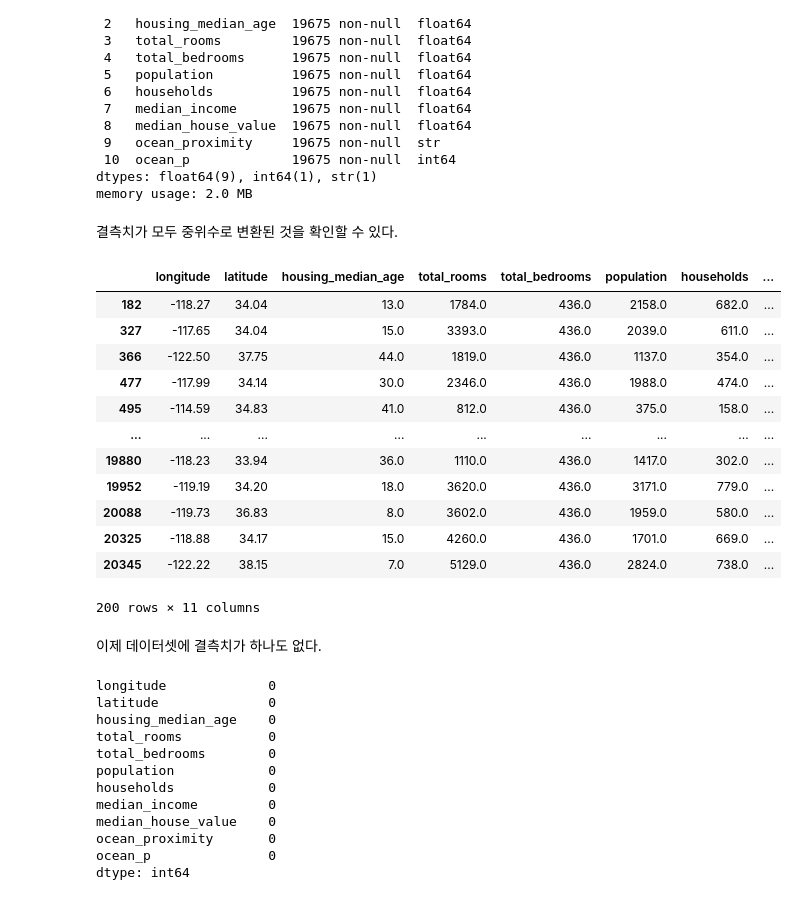
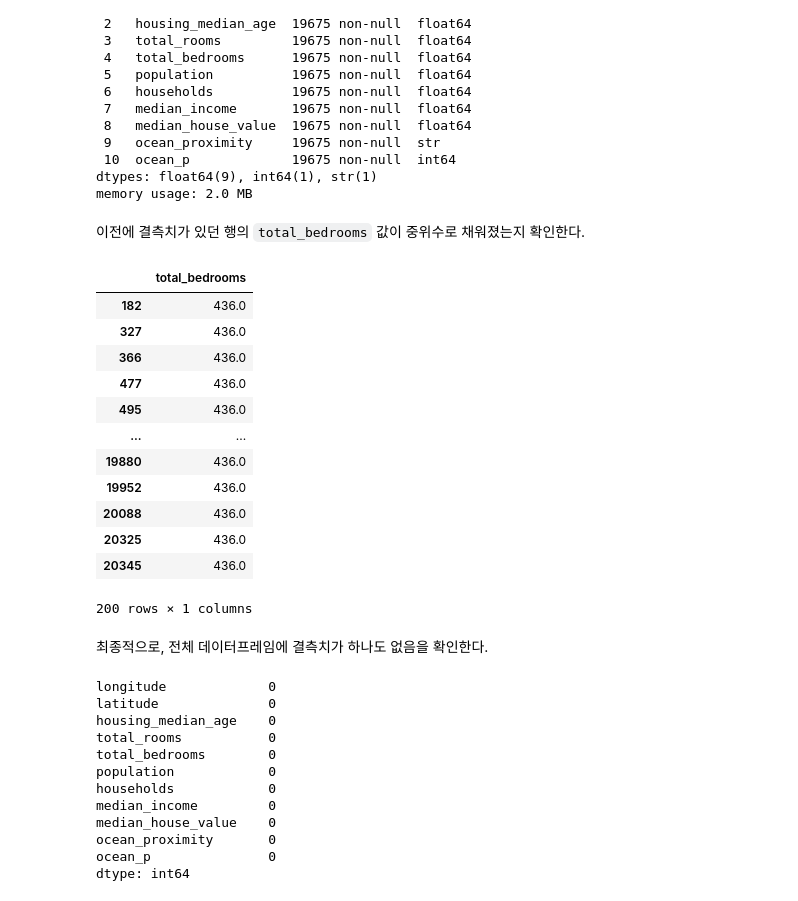
Before and after one commit to codingalzi/code-workout-datasci, a Jupyter notebook: data_exploration.ipynb, the cells around one changed output. Cells and saved outputs as stored; diff of their text form; code cells hidden in the pictures.

```diff
--- a/data_exploration.ipynb
+++ b/data_exploration.ipynb
@@ -374,4 +493,4 @@ Name: count, Length: 3842, dtype: int64
 # %%
-mask = housing.median_house_value != 500001
-housing = housing[mask].copy()
+mask_outlier = housing.median_house_value != 500001
+housing = housing[mask_outlier].copy()
 # %% [markdown]
@@ -425,5 +543,5 @@ dtype: int64
 # %%
-mask = housing.isnull().any(axis=1)
+mask = housing['total_bedrooms'].isnull()
 housing[mask]
 # %% [output]
 |  | longitude | latitude | housing_median_age | total_rooms | total_bedrooms | population | households | ... |
@@ -473,26 +600,26 @@ Data columns (total 11 columns):
  10  ocean_p             19675 non-null  int64
 dtypes: float64(9), int64(1), str(1)
 memory usage: 2.0 MB
-# %% [markdown]
-결측치가 모두 중위수로 변환된 것을 확인할 수 있다.
+# %% [markdown]
+이전에 결측치가 있던 행의 `total_bedrooms` 값이 중위수로 채워졌는지 확인한다.
 # %%
-housing[mask]
+housing[['total_bedrooms']][mask]
 # %% [output]
-|  | longitude | latitude | housing_median_age | total_rooms | total_bedrooms | population | households | ... |
-| 182 | -118.27 | 34.04 | 13.0 | 1784.0 | 436.0 | 2158.0 | 682.0 | ... |
-| 327 | -117.65 | 34.04 | 15.0 | 3393.0 | 436.0 | 2039.0 | 611.0 | ... |
-| 366 | -122.50 | 37.75 | 44.0 | 1819.0 | 436.0 | 1137.0 | 354.0 | ... |
-| 477 | -117.99 | 34.14 | 30.0 | 2346.0 | 436.0 | 1988.0 | 474.0 | ... |
-| 495 | -114.59 | 34.83 | 41.0 | 812.0 | 436.0 | 375.0 | 158.0 | ... |
-| ... | ... | ... | ... | ... | ... | ... | ... | ... |
-| 19880 | -118.23 | 33.94 | 36.0 | 1110.0 | 436.0 | 1417.0 | 302.0 | ... |
-| 19952 | -119.19 | 34.20 | 18.0 | 3620.0 | 436.0 | 3171.0 | 779.0 | ... |
-| 20088 | -119.73 | 36.83 | 8.0 | 3602.0 | 436.0 | 1959.0 | 580.0 | ... |
-| 20325 | -118.88 | 34.17 | 15.0 | 4260.0 | 436.0 | 1701.0 | 669.0 | ... |
-| 20345 | -122.22 | 38.15 | 7.0 | 5129.0 | 436.0 | 2824.0 | 738.0 | ... |
+|  | total_bedrooms |
+| 182 | 436.0 |
+| 327 | 436.0 |
+| 366 | 436.0 |
+| 477 | 436.0 |
+| 495 | 436.0 |
+| ... | ... |
+| 19880 | 436.0 |
+| 19952 | 436.0 |
+| 20088 | 436.0 |
+| 20325 | 436.0 |
+| 20345 | 436.0 |
-200 rows × 11 columns
+200 rows × 1 columns
-# %% [markdown]
-이제 데이터셋에 결측치가 하나도 없다.
+# %% [markdown]
+최종적으로, 전체 데이터프레임에 결측치가 하나도 없음을 확인한다.
 # %%
 housing.isnull().sum()
 # %% [output]
```
Also changed, not shown: parts of 187 cells of this notebook, 1 other file.
